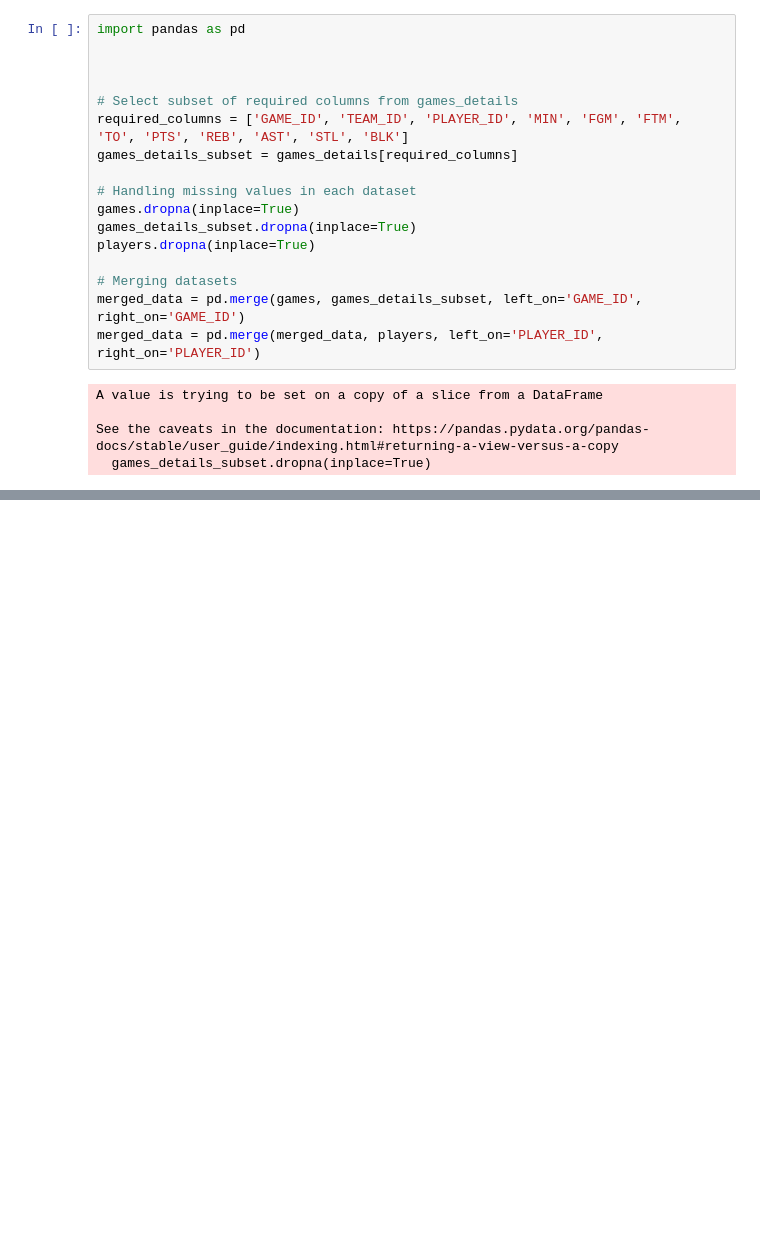
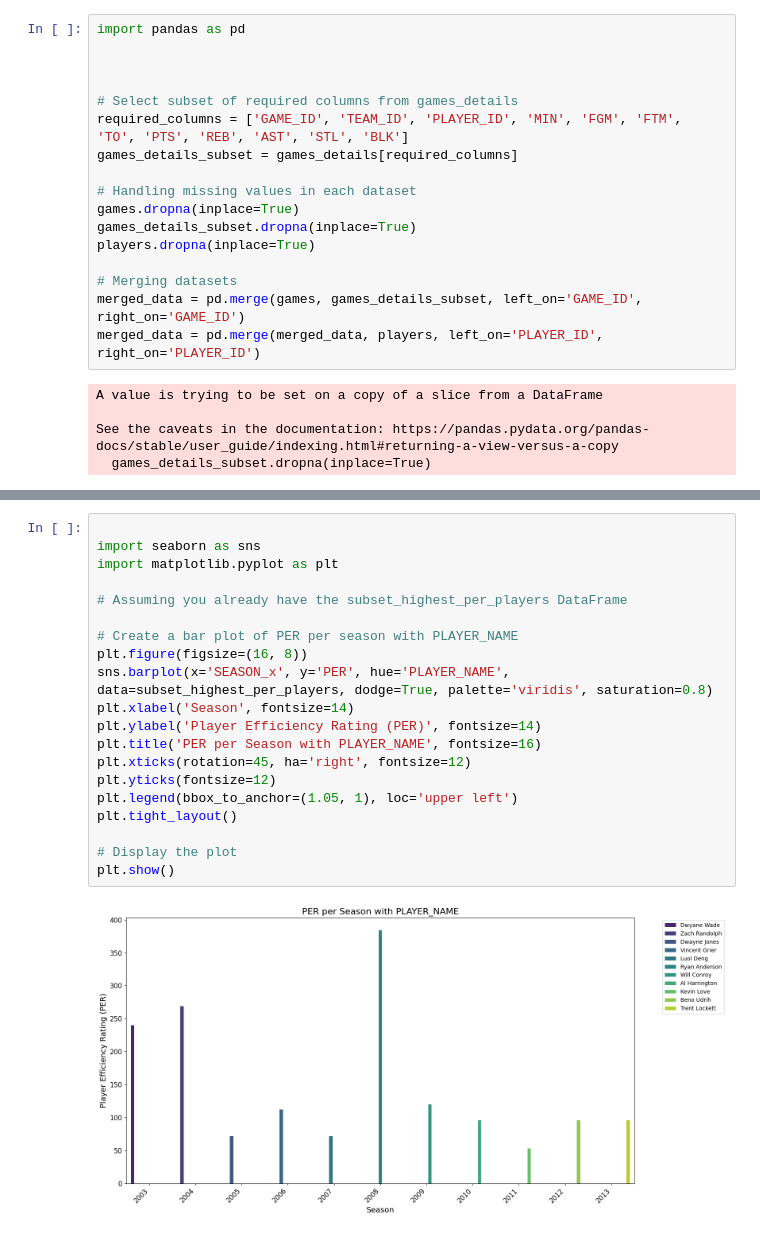
Before and after one commit to Samikshaburkul/Predicting_NBA_Game_Outcomes, a Jupyter notebook: EDA_PER.ipynb, the cells around one changed output, grey strips where cells are left out. Drawn from its saved outputs; the diff is of its cells as text; blank space fills up the shorter version.

```diff
--- a/EDA_PER.ipynb
+++ b/EDA_PER.ipynb
@@ -153,0 +267,22 @@ a=most_efficient_players.to_csv('/content/sample_data/most_efficient_players.csv
+# %%
+
+import seaborn as sns
+import matplotlib.pyplot as plt
+
+# Assuming you already have the subset_highest_per_players DataFrame
+
+# Create a bar plot of PER per season with PLAYER_NAME
+plt.figure(figsize=(16, 8))
+sns.barplot(x='SEASON_x', y='PER', hue='PLAYER_NAME', data=subset_highest_per_players, dodge=True, palette='viridis', saturation=0.8)
+plt.xlabel('Season', fontsize=14)
+plt.ylabel('Player Efficiency Rating (PER)', fontsize=14)
+plt.title('PER per Season with PLAYER_NAME', fontsize=16)
+plt.xticks(rotation=45, ha='right', fontsize=12)
+plt.yticks(fontsize=12)
+plt.legend(bbox_to_anchor=(1.05, 1), loc='upper left')
+plt.tight_layout()
+
+# Display the plot
+plt.show()
+# %% [output]
+[figure, added]
```
Also changed, not shown: parts of 8 cells of this notebook.
